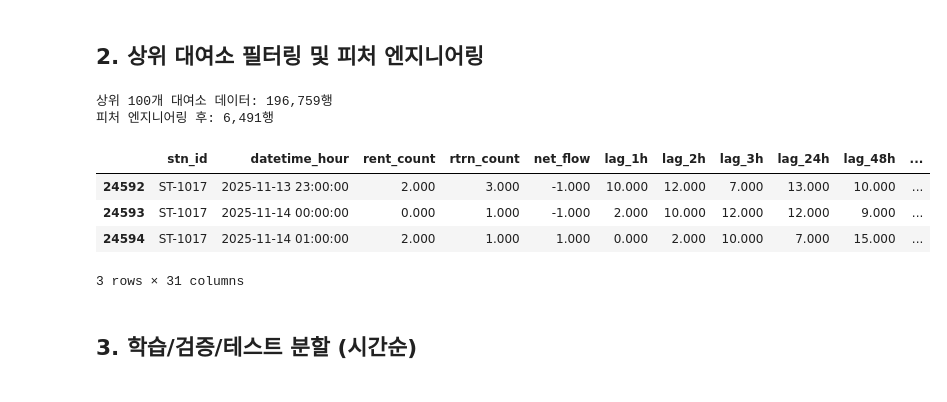
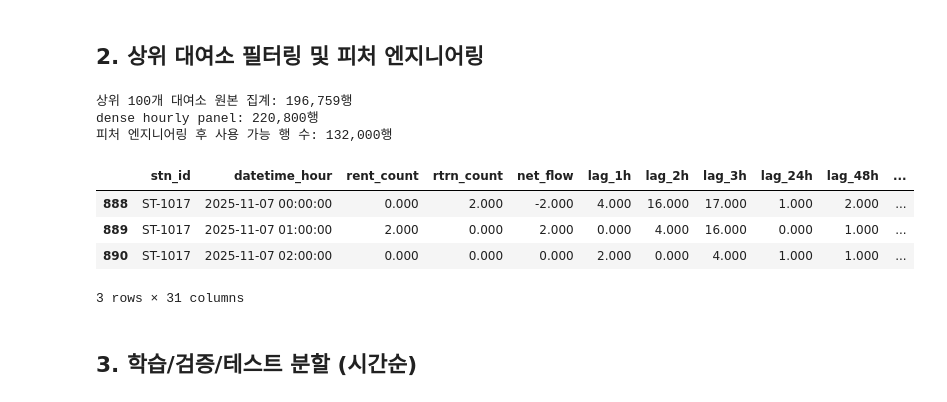
Before and after one commit to ClaraHayoungPark/seoul-bike-ml, a Jupyter notebook: notebooks/02_demand_forecasting.ipynb, the cells around one changed output. Cells and saved outputs as stored; diff of their text form; code cells hidden in the pictures.

```diff
--- a/notebooks/02_demand_forecasting.ipynb
+++ b/notebooks/02_demand_forecasting.ipynb
@@ -62,53 +62,56 @@ Name: rent_count, dtype: float64
 # %% [markdown]
 ## 2. 상위 대여소 필터링 및 피처 엔지니어링
 # %%
-from src.feature_engineering import add_holiday_features, add_cyclical_features
+from src.feature_engineering import add_holiday_features, add_cyclical_features, complete_hourly_panel
 
-# 상위 100개 대여소 선택
+# 상위 100개 대여소 선택 후, 누락 시간대를 0으로 채운 dense hourly panel 구성
 top_stns = hourly.groupby("stn_id")["rent_count"].sum().nlargest(100).index
 df_top = hourly[hourly["stn_id"].isin(top_stns)].copy()
-print(f"상위 100개 대여소 데이터: {len(df_top):,}행")
+df_panel = complete_hourly_panel(df_top, station_ids=top_stns)
+print(f"상위 100개 대여소 원본 집계: {len(df_top):,}행")
+print(f"dense hourly panel: {len(df_panel):,}행")
 
 # 래그 피처 추가 (336h=2주, 720h=30일 포함)
-df_feat = build_lag_features(df_top, target_col="rent_count")
+df_feat = build_lag_features(df_panel, target_col="rent_count")
 
 # 시간 피처
 df_feat["hour"]       = df_feat["datetime_hour"].dt.hour
 df_feat["dow"]        = df_feat["datetime_hour"].dt.dayofweek
 df_feat["day"]        = df_feat["datetime_hour"].dt.day
 df_feat["month"]      = df_feat["datetime_hour"].dt.month
 df_feat["is_weekend"] = (df_feat["dow"] >= 5).astype(int)
 
 # 공휴일 피처 (개천절, 한글날, 크리스마스)
 df_feat = add_holiday_features(df_feat, dt_col="datetime_hour")
 
 # 시간/요일 순환 인코딩
 df_feat = add_cyclical_features(df_feat)
 
 # 대여소 레이블 인코딩
 from sklearn.preprocessing import LabelEncoder
 le = LabelEncoder()
 df_feat["stn_enc"] = le.fit_transform(df_feat["stn_id"])
 
 # 래그 컬럼 결측치 제거
 lag_cols = [c for c in df_feat.columns if c.startswith("lag_") or c.startswith("roll_")]
 df_feat = df_feat.dropna(subset=lag_cols)
 
 # net_flow 래그 피처 추가 (대여소별 순유출 과거값)
 for lag in [1, 24, 168]:
     df_feat[f"net_flow_lag_{lag}h"] = df_feat.groupby("stn_id")["net_flow"].shift(lag)
 netflow_cols = [f"net_flow_lag_{l}h" for l in [1, 24, 168]]
 df_feat = df_feat.dropna(subset=netflow_cols)
 
-print(f"피처 엔지니어링 후: {len(df_feat):,}행")
+print(f"피처 엔지니어링 후 사용 가능 행 수: {len(df_feat):,}행")
 df_feat.head(3)
 # %% [output]
-상위 100개 대여소 데이터: 196,759행
-피처 엔지니어링 후: 6,491행
+상위 100개 대여소 원본 집계: 196,759행
+dense hourly panel: 220,800행
+피처 엔지니어링 후 사용 가능 행 수: 132,000행
 |  | stn_id | datetime_hour | rent_count | rtrn_count | net_flow | lag_1h | lag_2h | lag_3h | lag_24h | lag_48h | ... |
-| 24592 | ST-1017 | 2025-11-13 23:00:00 | 2.000 | 3.000 | -1.000 | 10.000 | 12.000 | 7.000 | 13.000 | 10.000 | ... |
-| 24593 | ST-1017 | 2025-11-14 00:00:00 | 0.000 | 1.000 | -1.000 | 2.000 | 10.000 | 12.000 | 12.000 | 9.000 | ... |
-| 24594 | ST-1017 | 2025-11-14 01:00:00 | 2.000 | 1.000 | 1.000 | 0.000 | 2.000 | 10.000 | 7.000 | 15.000 | ... |
+| 888 | ST-1017 | 2025-11-07 00:00:00 | 0.000 | 2.000 | -2.000 | 4.000 | 16.000 | 17.000 | 1.000 | 2.000 | ... |
+| 889 | ST-1017 | 2025-11-07 01:00:00 | 2.000 | 0.000 | 2.000 | 0.000 | 4.000 | 16.000 | 0.000 | 1.000 | ... |
+| 890 | ST-1017 | 2025-11-07 02:00:00 | 0.000 | 0.000 | 0.000 | 2.000 | 0.000 | 4.000 | 1.000 | 1.000 | ... |
 3 rows × 31 columns
 # %% [markdown]
 ## 3. 학습/검증/테스트 분할 (시간순)
```
Also changed, not shown: parts of 10 cells of this notebook, 7 other files.
